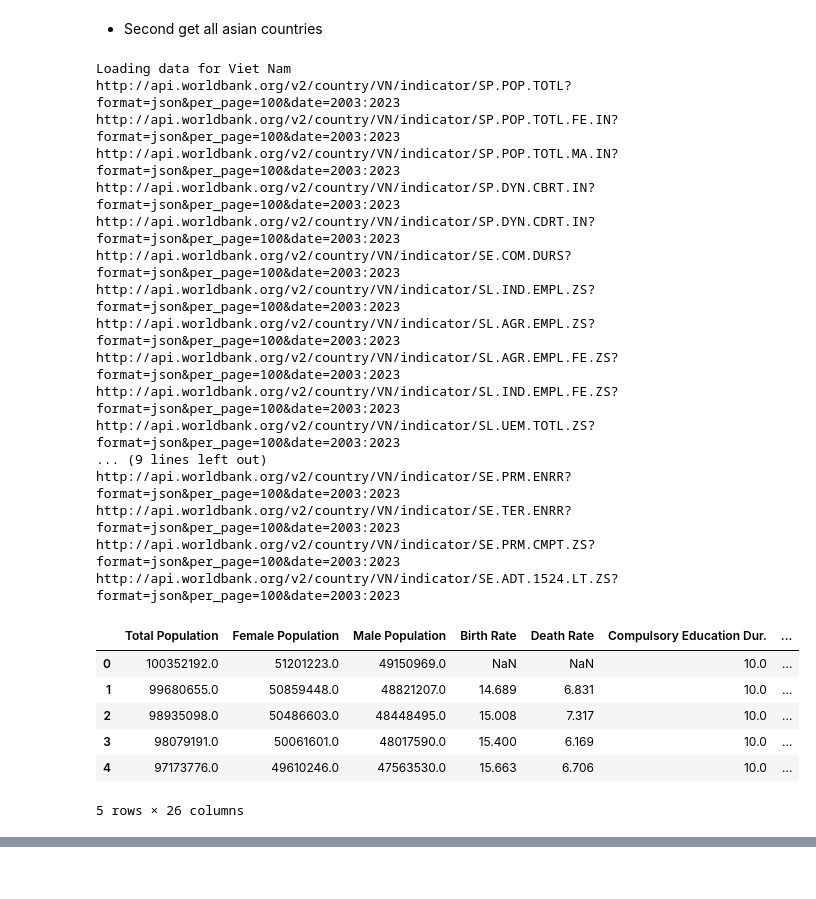
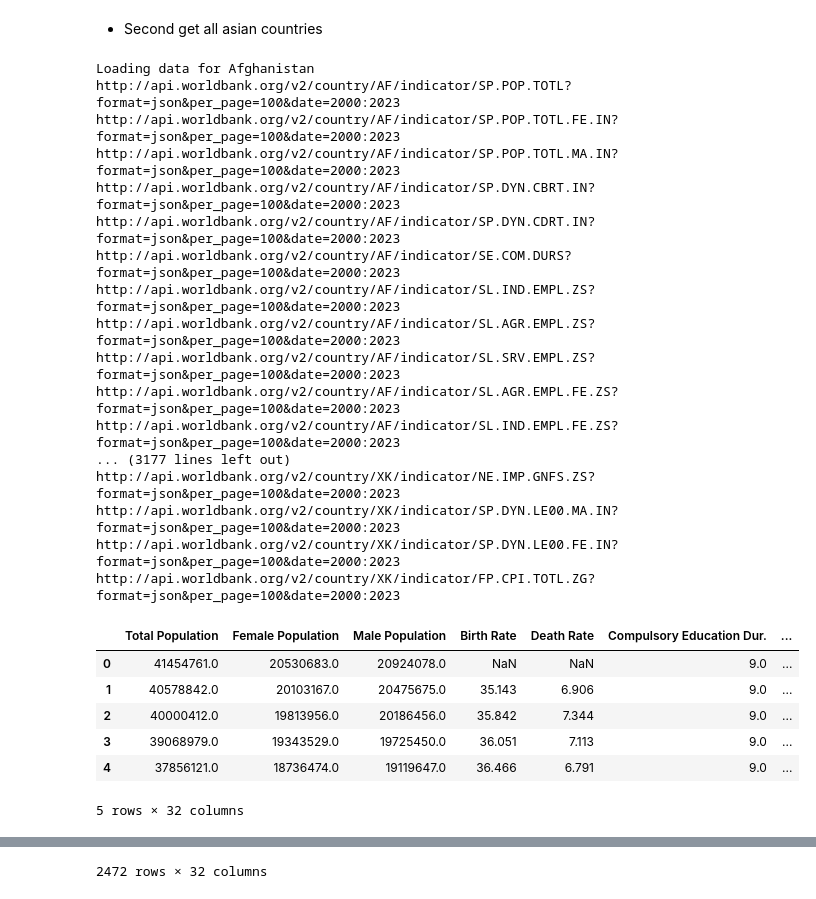
Before and after one commit to truongthuankiet1990gmailcom/Data-Visualization-HW2, a Jupyter notebook: 22127224_22127254.ipynb, the cells around one changed output, grey strips where cells are left out. Saved outputs shown, nothing was run; the diff lists cells and outputs as text; code cells hidden in the pictures.

Commit message:
crawl data

```diff
--- a/22127224_22127254.ipynb
+++ b/22127224_22127254.ipynb
@@ -209,7 +221,7 @@ def saveDataFrame2CSV(df: pd.DataFrame, save_path: str, sep: str = ',', encoding
         # return False
     return True
 # %%
-years = '2003:2023'
+years = '2000:2023'
 # %% [markdown]
 - First we get all countries
 # %%
@@ -252,27 +267,28 @@ asian_countries.to_csv("data/asian_countries.csv", index=False)
 # %%
-df_vn = loadDataCountry("VN", year_interval=years, is_display=True)
+df = loadDataContinent(year_interval=years, is_display=True)
+df
 # %% [output]
-Loading data for Viet Nam
-http://api.worldbank.org/v2/country/VN/indicator/SP.POP.TOTL?format=json&per_page=100&date=2003:2023
-http://api.worldbank.org/v2/country/VN/indicator/SP.POP.TOTL.FE.IN?format=json&per_page=100&date=2003:2023
-http://api.worldbank.org/v2/country/VN/indicator/SP.POP.TOTL.MA.IN?format=json&per_page=100&date=2003:2023
-http://api.worldbank.org/v2/country/VN/indicator/SP.DYN.CBRT.IN?format=json&per_page=100&date=2003:2023
-http://api.worldbank.org/v2/country/VN/indicator/SP.DYN.CDRT.IN?format=json&per_page=100&date=2003:2023
-http://api.worldbank.org/v2/country/VN/indicator/SE.COM.DURS?format=json&per_page=100&date=2003:2023
-http://api.worldbank.org/v2/country/VN/indicator/SL.IND.EMPL.ZS?format=json&per_page=100&date=2003:2023
-http://api.worldbank.org/v2/country/VN/indicator/SL.AGR.EMPL.ZS?format=json&per_page=100&date=2003:2023
-http://api.worldbank.org/v2/country/VN/indicator/SL.AGR.EMPL.FE.ZS?format=json&per_page=100&date=2003:2023
-http://api.worldbank.org/v2/country/VN/indicator/SL.IND.EMPL.FE.ZS?format=json&per_page=100&date=2003:2023
-http://api.worldbank.org/v2/country/VN/indicator/SL.UEM.TOTL.ZS?format=json&per_page=100&date=2003:2023
-... (9 lines left out)
-http://api.worldbank.org/v2/country/VN/indicator/SE.PRM.ENRR?format=json&per_page=100&date=2003:2023
-http://api.worldbank.org/v2/country/VN/indicator/SE.TER.ENRR?format=json&per_page=100&date=2003:2023
-http://api.worldbank.org/v2/country/VN/indicator/SE.PRM.CMPT.ZS?format=json&per_page=100&date=2003:2023
-http://api.worldbank.org/v2/country/VN/indicator/SE.ADT.1524.LT.ZS?format=json&per_page=100&date=2003:2023
+Loading data for Afghanistan
+http://api.worldbank.org/v2/country/AF/indicator/SP.POP.TOTL?format=json&per_page=100&date=2000:2023
+http://api.worldbank.org/v2/country/AF/indicator/SP.POP.TOTL.FE.IN?format=json&per_page=100&date=2000:2023
+http://api.worldbank.org/v2/country/AF/indicator/SP.POP.TOTL.MA.IN?format=json&per_page=100&date=2000:2023
+http://api.worldbank.org/v2/country/AF/indicator/SP.DYN.CBRT.IN?format=json&per_page=100&date=2000:2023
+http://api.worldbank.org/v2/country/AF/indicator/SP.DYN.CDRT.IN?format=json&per_page=100&date=2000:2023
+http://api.worldbank.org/v2/country/AF/indicator/SE.COM.DURS?format=json&per_page=100&date=2000:2023
+http://api.worldbank.org/v2/country/AF/indicator/SL.IND.EMPL.ZS?format=json&per_page=100&date=2000:2023
+http://api.worldbank.org/v2/country/AF/indicator/SL.AGR.EMPL.ZS?format=json&per_page=100&date=2000:2023
+http://api.worldbank.org/v2/country/AF/indicator/SL.SRV.EMPL.ZS?format=json&per_page=100&date=2000:2023
+http://api.worldbank.org/v2/country/AF/indicator/SL.AGR.EMPL.FE.ZS?format=json&per_page=100&date=2000:2023
+http://api.worldbank.org/v2/country/AF/indicator/SL.IND.EMPL.FE.ZS?format=json&per_page=100&date=2000:2023
+... (3177 lines left out)
+http://api.worldbank.org/v2/country/XK/indicator/NE.IMP.GNFS.ZS?format=json&per_page=100&date=2000:2023
+http://api.worldbank.org/v2/country/XK/indicator/SP.DYN.LE00.MA.IN?format=json&per_page=100&date=2000:2023
+http://api.worldbank.org/v2/country/XK/indicator/SP.DYN.LE00.FE.IN?format=json&per_page=100&date=2000:2023
+http://api.worldbank.org/v2/country/XK/indicator/FP.CPI.TOTL.ZG?format=json&per_page=100&date=2000:2023
 |  | Total Population | Female Population | Male Population | Birth Rate | Death Rate | Compulsory Education Dur. | ... |
-| 0 | 100352192.0 | 51201223.0 | 49150969.0 | NaN | NaN | 10.0 | ... |
-| 1 | 99680655.0 | 50859448.0 | 48821207.0 | 14.689 | 6.831 | 10.0 | ... |
-| 2 | 98935098.0 | 50486603.0 | 48448495.0 | 15.008 | 7.317 | 10.0 | ... |
-| 3 | 98079191.0 | 50061601.0 | 48017590.0 | 15.400 | 6.169 | 10.0 | ... |
-| 4 | 97173776.0 | 49610246.0 | 47563530.0 | 15.663 | 6.706 | 10.0 | ... |
+| 0 | 41454761.0 | 20530683.0 | 20924078.0 | NaN | NaN | 9.0 | ... |
+| 1 | 40578842.0 | 20103167.0 | 20475675.0 | 35.143 | 6.906 | 9.0 | ... |
+| 2 | 40000412.0 | 19813956.0 | 20186456.0 | 35.842 | 7.344 | 9.0 | ... |
+| 3 | 39068979.0 | 19343529.0 | 19725450.0 | 36.051 | 7.113 | 9.0 | ... |
+| 4 | 37856121.0 | 18736474.0 | 19119647.0 | 36.466 | 6.791 | 9.0 | ... |
-5 rows × 26 columns
+5 rows × 32 columns
@@ -278,0 +307 @@ http://api.worldbank.org/v2/country/VN/indicator/SE.ADT.1524.LT.ZS?format=json&p
+2472 rows × 32 columns
```
Also changed, not shown: parts of 8 cells of this notebook, 1 other file.
